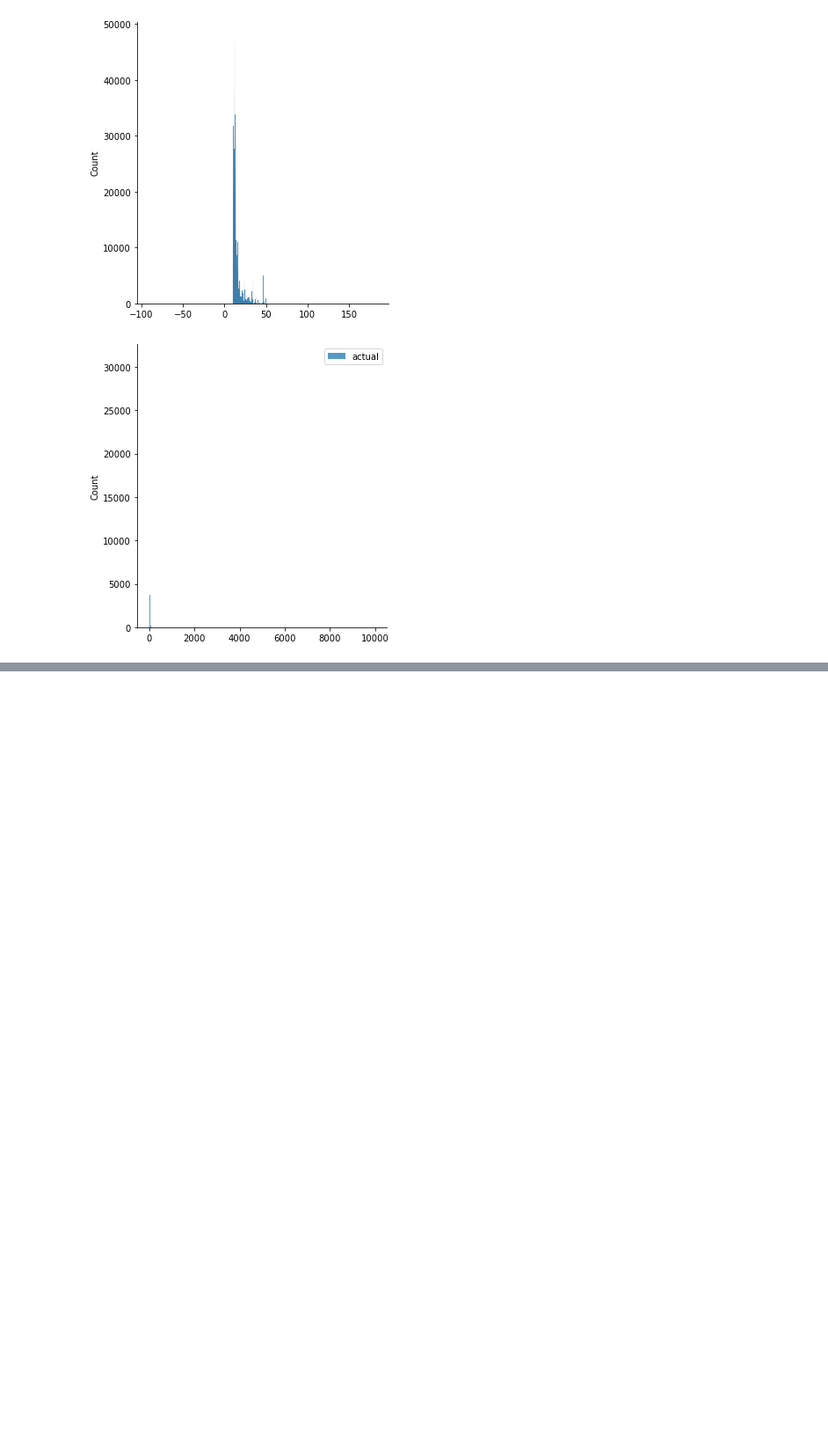
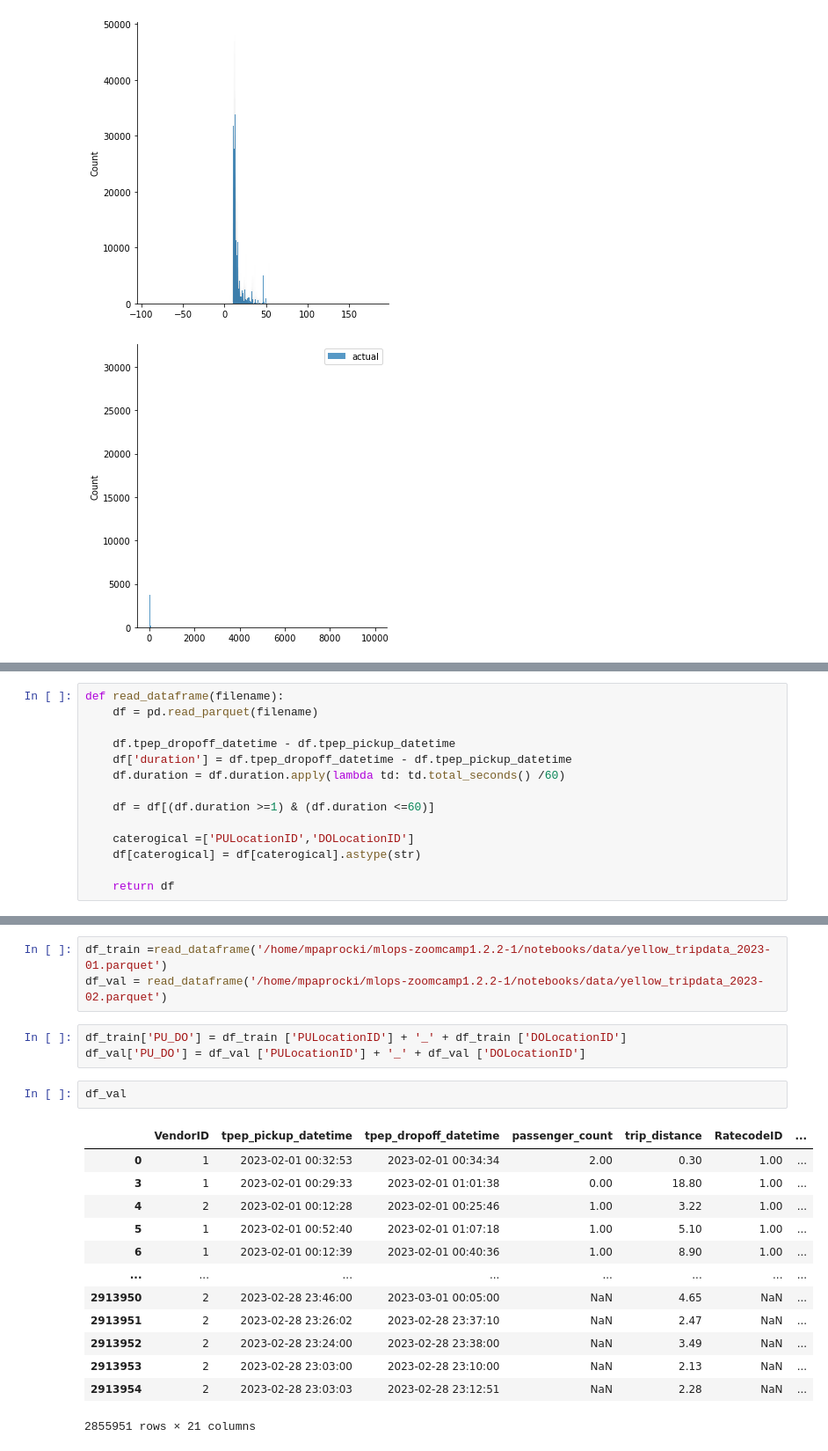
Before and after one commit to mateuszpaprocki88/mlops-zoomcamp1.2.2, a Jupyter notebook: prediction-duration.ipynb, the cells around one changed output, grey strips where cells are left out. Shown: that part at 88% size. Drawn from its saved outputs; the diff is of its cells as text; blank space fills up the shorter version.

```diff
--- a/prediction-duration.ipynb
+++ b/prediction-duration.ipynb
@@ -223,0 +277,14 @@ mean_squared_error(y_train , y_pred, squared=False)
+# %%
+def read_dataframe(filename):
+    df = pd.read_parquet(filename)
+
+    df.tpep_dropoff_datetime - df.tpep_pickup_datetime
+    df['duration'] = df.tpep_dropoff_datetime - df.tpep_pickup_datetime
+    df.duration = df.duration.apply(lambda td: td.total_seconds() /60)
+
+    df = df[(df.duration >=1) & (df.duration <=60)]
+
+    caterogical =['PULocationID','DOLocationID']
+    df[caterogical] = df[caterogical].astype(str)
+
+    return df
@@ -223,0 +345,22 @@ mean_squared_error(y_train , y_pred, squared=False)
+# %%
+df_train =read_dataframe('/home/mpaprocki/mlops-zoomcamp1.2.2-1/notebooks/data/yellow_tripdata_2023-01.parquet')
+df_val = read_dataframe('/home/mpaprocki/mlops-zoomcamp1.2.2-1/notebooks/data/yellow_tripdata_2023-02.parquet')
+# %%
+df_train['PU_DO'] = df_train ['PULocationID'] + '_' + df_train ['DOLocationID']
+df_val['PU_DO'] = df_val ['PULocationID'] + '_' + df_val ['DOLocationID']
+# %%
+df_val
+# %% [output]
+|  | VendorID | tpep_pickup_datetime | tpep_dropoff_datetime | passenger_count | trip_distance | RatecodeID | ... |
+| 0 | 1 | 2023-02-01 00:32:53 | 2023-02-01 00:34:34 | 2.00 | 0.30 | 1.00 | ... |
+| 3 | 1 | 2023-02-01 00:29:33 | 2023-02-01 01:01:38 | 0.00 | 18.80 | 1.00 | ... |
+| 4 | 2 | 2023-02-01 00:12:28 | 2023-02-01 00:25:46 | 1.00 | 3.22 | 1.00 | ... |
+| 5 | 1 | 2023-02-01 00:52:40 | 2023-02-01 01:07:18 | 1.00 | 5.10 | 1.00 | ... |
+| 6 | 1 | 2023-02-01 00:12:39 | 2023-02-01 00:40:36 | 1.00 | 8.90 | 1.00 | ... |
+| ... | ... | ... | ... | ... | ... | ... | ... |
+| 2913950 | 2 | 2023-02-28 23:46:00 | 2023-03-01 00:05:00 | NaN | 4.65 | NaN | ... |
+| 2913951 | 2 | 2023-02-28 23:26:02 | 2023-02-28 23:37:10 | NaN | 2.47 | NaN | ... |
+| 2913952 | 2 | 2023-02-28 23:24:00 | 2023-02-28 23:38:00 | NaN | 3.49 | NaN | ... |
+| 2913953 | 2 | 2023-02-28 23:03:00 | 2023-02-28 23:10:00 | NaN | 2.13 | NaN | ... |
+| 2913954 | 2 | 2023-02-28 23:03:03 | 2023-02-28 23:12:51 | NaN | 2.28 | NaN | ... |
+2855951 rows × 21 columns
```
Also changed, not shown: parts of 30 cells of this notebook, 1 other file.
